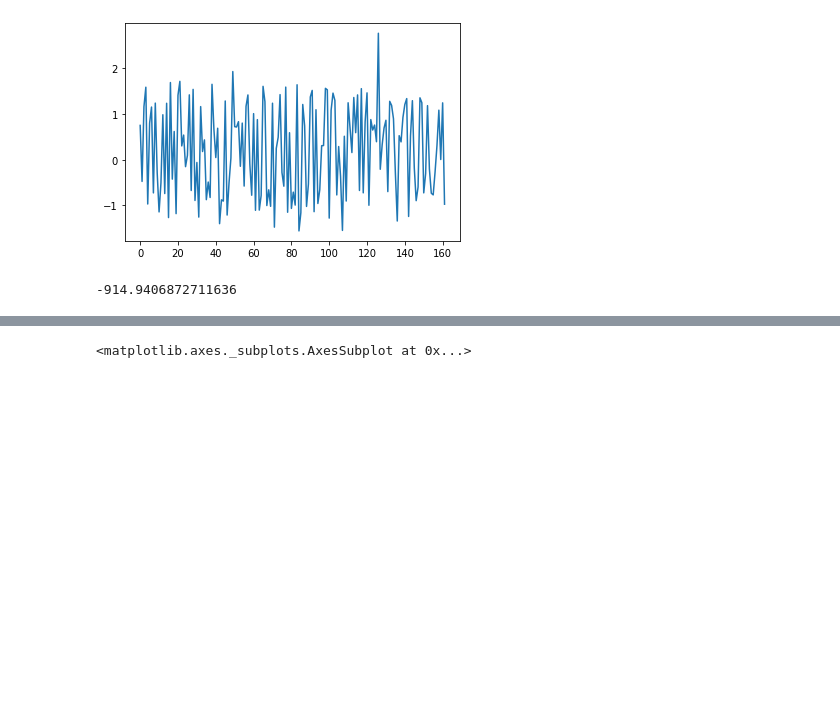
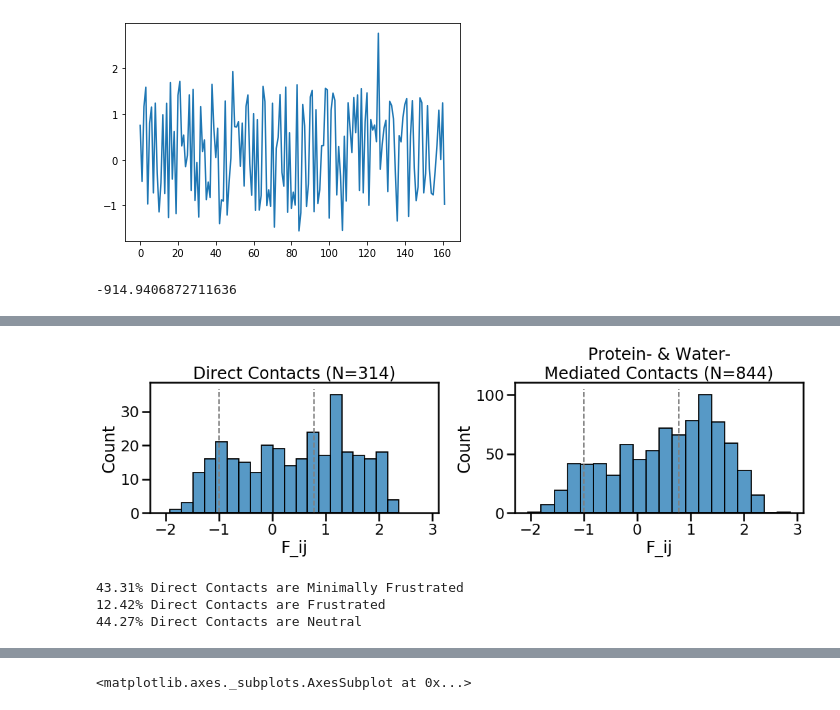
Before and after one commit to HanaJaafari/Frustratometer, a Jupyter notebook: examples/AWSEM_frustration_example.ipynb, the cells around one changed output, grey strips where cells are left out. Cells and saved outputs as stored; diff of their text form; code cells hidden in the pictures; blank space fills up the shorter version.

```diff
--- a/examples/AWSEM_frustration_example.ipynb
+++ b/examples/AWSEM_frustration_example.ipynb
@@ -29,3 +36,10 @@ AWSEM_model.view_frustration_pair_distribution(kind="singleresidue")
+# %%
+AWSEM_model.view_frustration_histogram(kind="mutational")
+# %% [output]
+[figure, added]
+43.31% Direct Contacts are Minimally Frustrated
+12.42% Direct Contacts are Frustrated
+44.27% Direct Contacts are Neutral
 # %%
 AWSEM_model.view_frustration_pair_distribution(kind="mutational")
 # %% [output]
```
Also changed, not shown: parts of 19 cells of this notebook, 2 other files.
